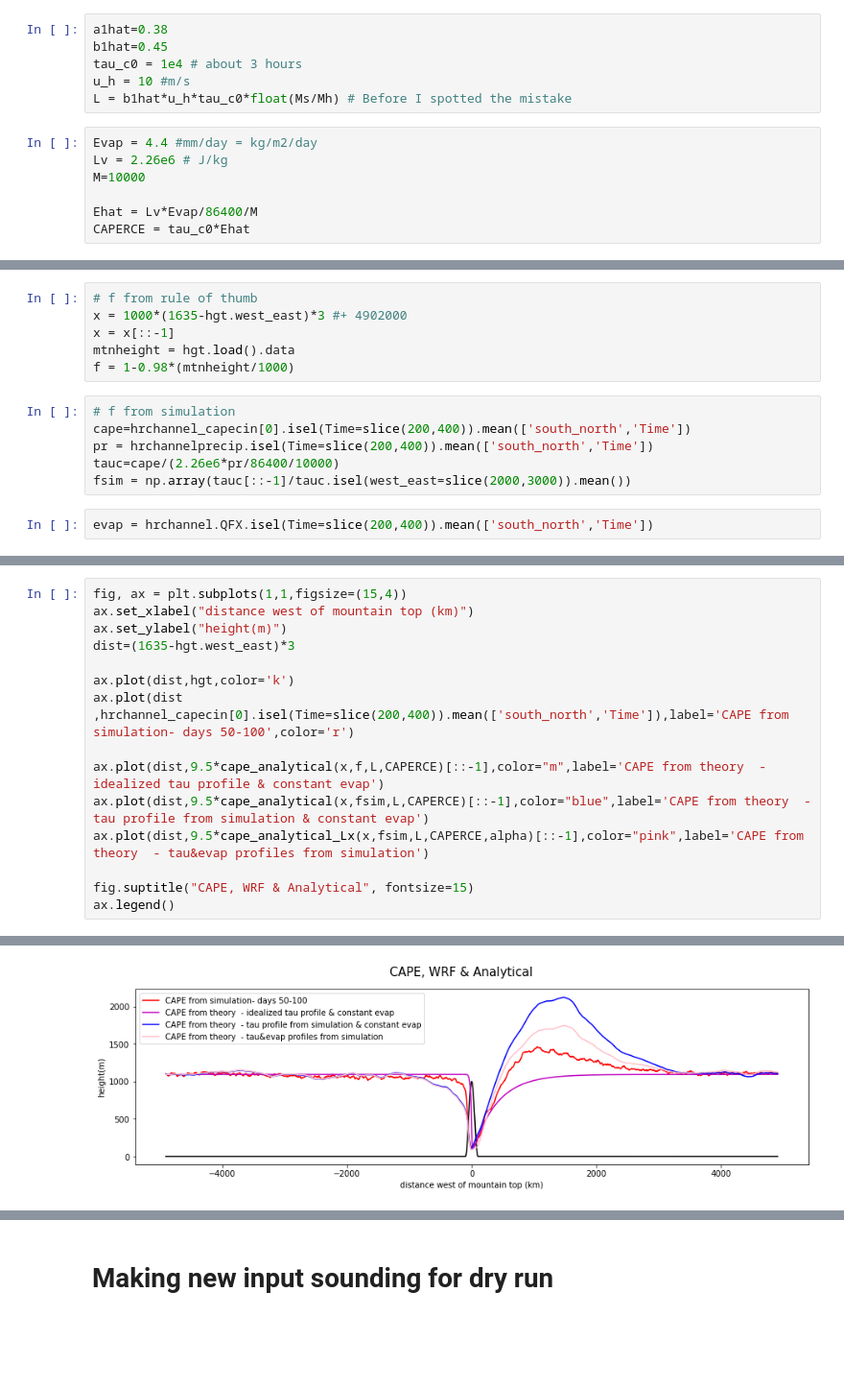
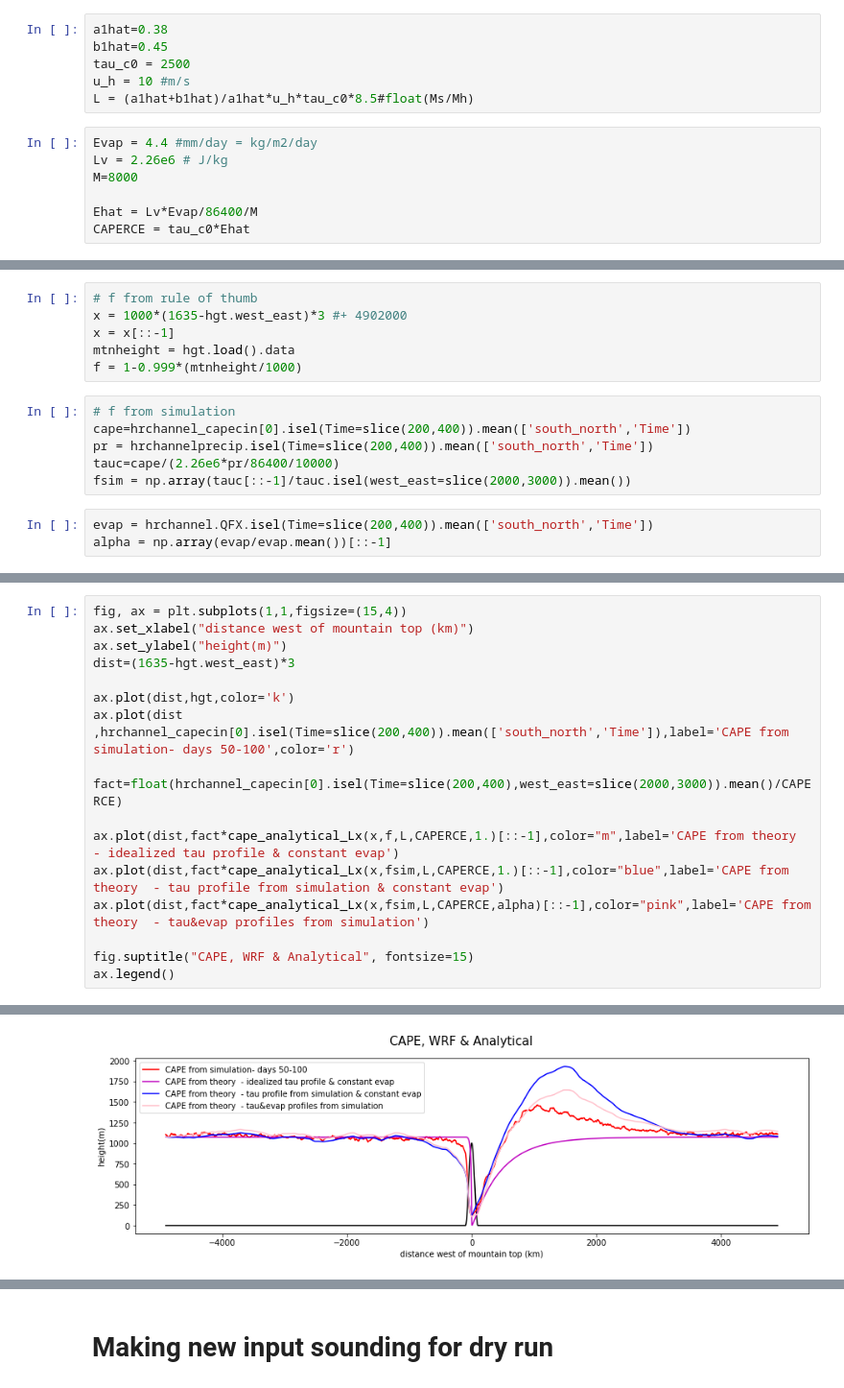
Before and after one commit to qnicolas/orographicPrecipitation, a Jupyter notebook: wrfProcessing/wrf_hrchannel.ipynb, the cells around one changed output, grey strips where cells are left out. Shown at 96% size. Saved outputs shown, nothing was run; the diff lists cells and outputs as text; blank space fills up the shorter version.

```diff
--- a/wrfProcessing/wrf_hrchannel.ipynb
+++ b/wrfProcessing/wrf_hrchannel.ipynb
@@ -799,13 +1463,13 @@ float(Ms/Mh)
 # %%
 a1hat=0.38
 b1hat=0.45
-tau_c0 = 1e4 # about 3 hours
+tau_c0 = 2500
 u_h = 10 #m/s
-L = b1hat*u_h*tau_c0*float(Ms/Mh) # Before I spotted the mistake
+L = (a1hat+b1hat)/a1hat*u_h*tau_c0*8.5#float(Ms/Mh)
 # %%
 Evap = 4.4 #mm/day = kg/m2/day
 Lv = 2.26e6 # J/kg
-M=10000
+M=8000
 
 Ehat = Lv*Evap/86400/M
 CAPERCE = tau_c0*Ehat
@@ -831,7 +1488,7 @@ def cape_analytical_Lx(x,f,L,CAPERCE,alpha):
 x = 1000*(1635-hgt.west_east)*3 #+ 4902000
 x = x[::-1]
 mtnheight = hgt.load().data
-f = 1-0.98*(mtnheight/1000)
+f = 1-0.999*(mtnheight/1000)
 # %%
 # f from simulation
 cape=hrchannel_capecin[0].isel(Time=slice(200,400)).mean(['south_north','Time'])
@@ -840,6 +1497,7 @@ tauc=cape/(2.26e6*pr/86400/10000)
 fsim = np.array(tauc[::-1]/tauc.isel(west_east=slice(2000,3000)).mean())
 # %%
 evap = hrchannel.QFX.isel(Time=slice(200,400)).mean(['south_north','Time'])
+alpha = np.array(evap/evap.mean())[::-1]
 # %%
 _,ax=plt.subplots(1,1,figsize=(15,4))
 ax.plot(x,f,label="idealized tau")
@@ -852,18 +1511,20 @@ ax.legend()
 # %%
 fig, ax = plt.subplots(1,1,figsize=(15,4))
 ax.set_xlabel("distance west of mountain top (km)")
 ax.set_ylabel("height(m)")
 dist=(1635-hgt.west_east)*3
 
 ax.plot(dist,hgt,color='k')
 ax.plot(dist ,hrchannel_capecin[0].isel(Time=slice(200,400)).mean(['south_north','Time']),label='CAPE from simulation- days 50-100',color='r')
 
-ax.plot(dist,9.5*cape_analytical(x,f,L,CAPERCE)[::-1],color="m",label='CAPE from theory  - idealized tau profile & constant evap')
-ax.plot(dist,9.5*cape_analytical(x,fsim,L,CAPERCE)[::-1],color="blue",label='CAPE from theory  - tau profile from simulation & constant evap')
-ax.plot(dist,9.5*cape_analytical_Lx(x,fsim,L,CAPERCE,alpha)[::-1],color="pink",label='CAPE from theory  - tau&evap profiles from simulation')
+fact=float(hrchannel_capecin[0].isel(Time=slice(200,400),west_east=slice(2000,3000)).mean()/CAPERCE)
+
+ax.plot(dist,fact*cape_analytical_Lx(x,f,L,CAPERCE,1.)[::-1],color="m",label='CAPE from theory  - idealized tau profile & constant evap')
+ax.plot(dist,fact*cape_analytical_Lx(x,fsim,L,CAPERCE,1.)[::-1],color="blue",label='CAPE from theory  - tau profile from simulation & constant evap')
+ax.plot(dist,fact*cape_analytical_Lx(x,fsim,L,CAPERCE,alpha)[::-1],color="pink",label='CAPE from theory  - tau&evap profiles from simulation')
 
 fig.suptitle("CAPE, WRF & Analytical", fontsize=15)
 ax.legend()
 # %% [output]
 <matplotlib.legend.Legend at 0x...>
-[figure, old version]
+[figure, new version]
```
Also changed, not shown: parts of 97 cells of this notebook, 7 other files.
